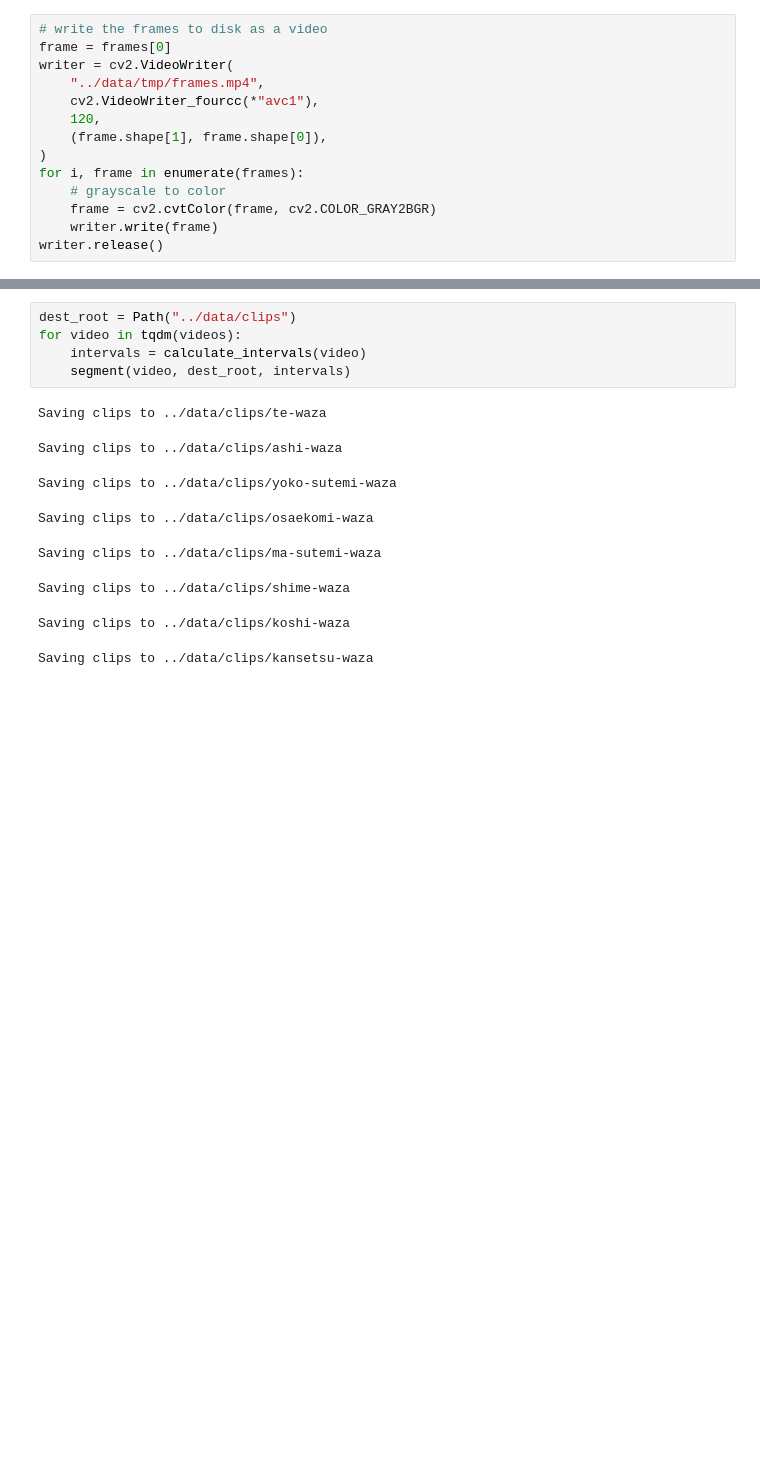
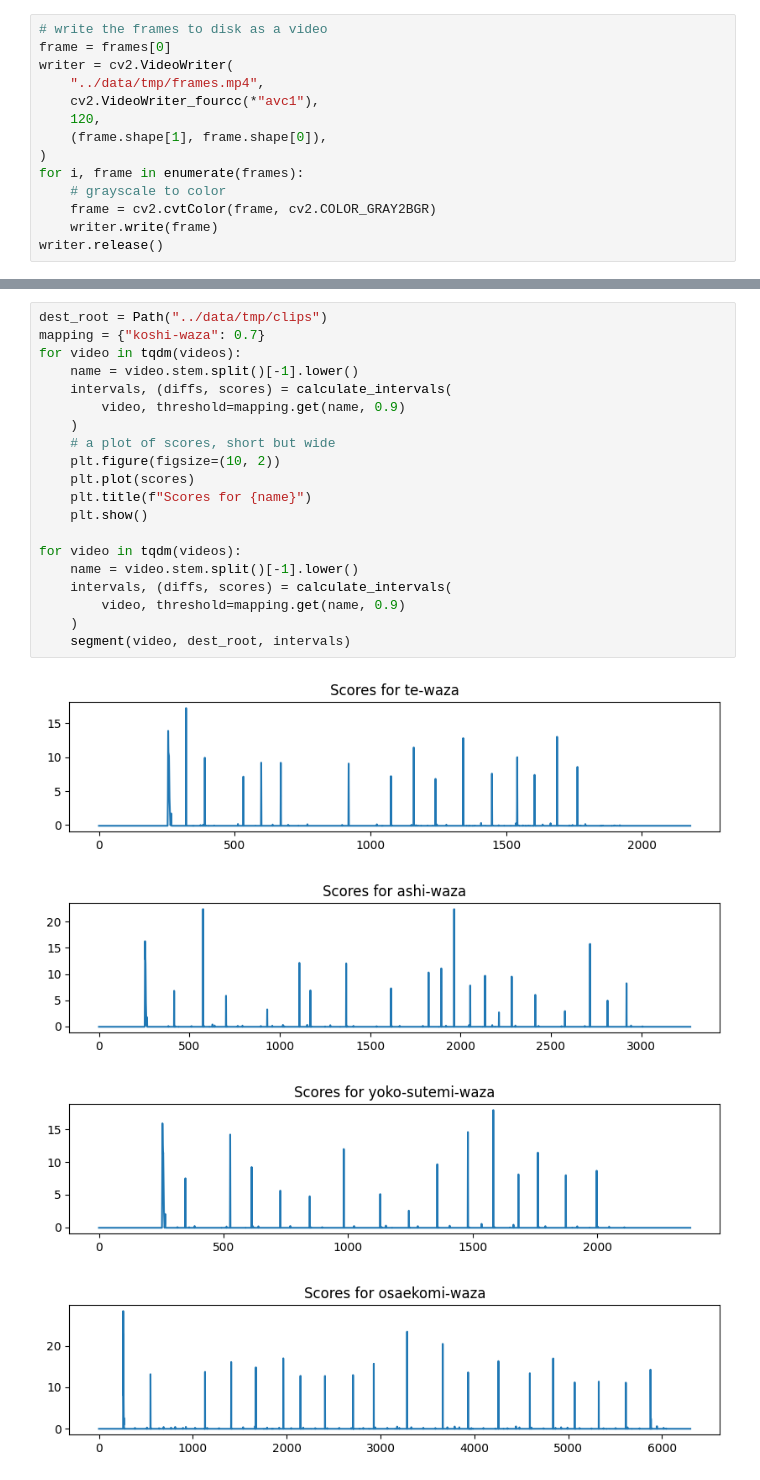
Before and after one commit to acmiyaguchi/judo, a Jupyter notebook: notebooks/01-video-segment.ipynb, the cells around one changed output, grey strips where cells are left out. Saved outputs shown, nothing was run; the diff lists cells and outputs as text; blank space fills up the shorter version.

Commit message:
Add final notebooks for creating clips

```diff
--- a/notebooks/01-video-segment.ipynb
+++ b/notebooks/01-video-segment.ipynb
@@ -225,14 +156,25 @@ Saving clips to ../data/clips/osaekomi-waza
-# %%
-dest_root = Path("../data/clips")
-for video in tqdm(videos):
-    intervals = calculate_intervals(video)
-    segment(video, dest_root, intervals)
-# %% [output]
-Saving clips to ../data/clips/te-waza
-Saving clips to ../data/clips/ashi-waza
-Saving clips to ../data/clips/yoko-sutemi-waza
-Saving clips to ../data/clips/osaekomi-waza
-Saving clips to ../data/clips/ma-sutemi-waza
-Saving clips to ../data/clips/shime-waza
-Saving clips to ../data/clips/koshi-waza
-Saving clips to ../data/clips/kansetsu-waza
+# %%
+dest_root = Path("../data/tmp/clips")
+mapping = {"koshi-waza": 0.7}
+for video in tqdm(videos):
+    name = video.stem.split()[-1].lower()
+    intervals, (diffs, scores) = calculate_intervals(
+        video, threshold=mapping.get(name, 0.9)
+    )
+    # a plot of scores, short but wide
+    plt.figure(figsize=(10, 2))
+    plt.plot(scores)
+    plt.title(f"Scores for {name}")
+    plt.show()
+
+for video in tqdm(videos):
+    name = video.stem.split()[-1].lower()
+    intervals, (diffs, scores) = calculate_intervals(
+        video, threshold=mapping.get(name, 0.9)
+    )
+    segment(video, dest_root, intervals)
+# %% [output]
+[figure, added]
+[figure, added]
+[figure, added]
+[figure, added]
```
Also changed, not shown: parts of 9 cells of this notebook, 1 other file.
